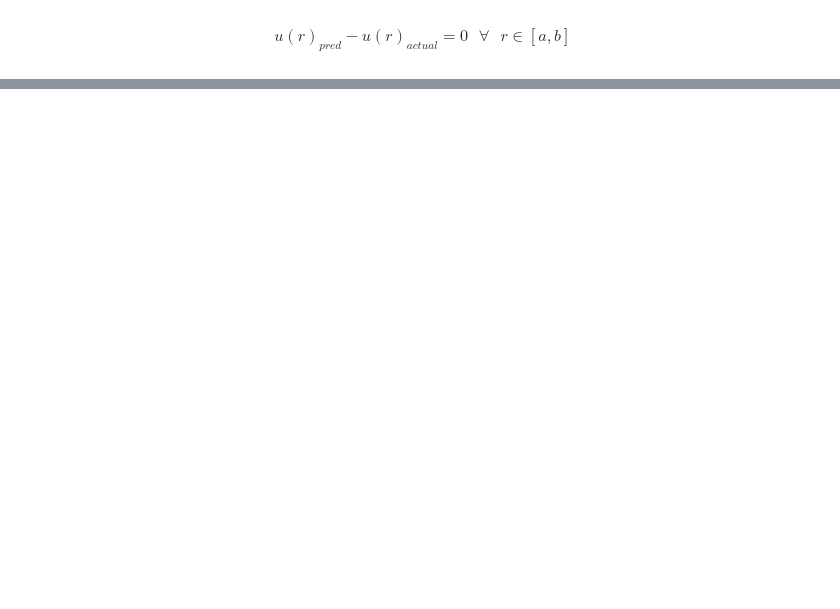
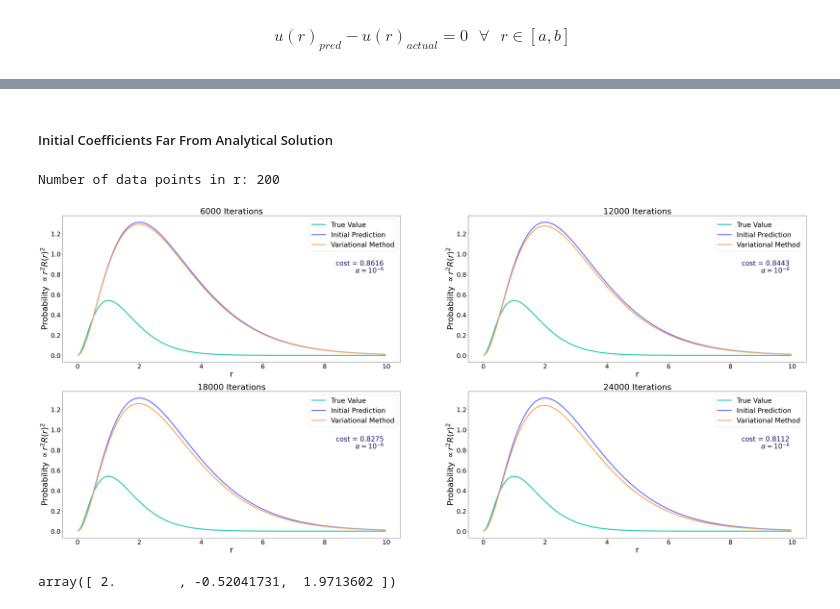
Before and after one commit to ahill187/numerical-methods-ppm, a Jupyter notebook: Hydrogen_Atom_Variational_Method.ipynb, the cells around one changed output, grey strips where cells are left out. Cells and saved outputs as stored; diff of their text form; code cells hidden in the pictures; blank space fills up the shorter version.

Commit message:
variational method update theta_0

```diff
--- a/Hydrogen_Atom_Variational_Method.ipynb
+++ b/Hydrogen_Atom_Variational_Method.ipynb
@@ -253,0 +268,5 @@ $$u(r)_{pred} - u(r)_{actual} = 0 \textrm{ } \forall \textrm{ } r \in [a, b]$$
+# %%
+coefficients = [2, 0.05, 1] # we must have coefficients[0] = 2
+u_initial = gdvm.get_R_vector(r_data, coefficients)
+u_pred = u_initial
+alpha = 10**(-6)
@@ -253,0 +306,55 @@ $$u(r)_{pred} - u(r)_{actual} = 0 \textrm{ } \forall \textrm{ } r \in [a, b]$$
+# %% [markdown]
+##### Initial Coefficients Far From Analytical Solution
+# %%
+r_data = np.arange(0.01, 10, 0.05)
+num_data_points = len(r_data)
+print(f"Number of data points in r: {num_data_points}")
+# %% [output]
+Number of data points in r: 200
+# %%
+hydrogen = hygrad.Hydrogen()
+u_actual = gdvm.get_R_vector(r_data, [2, 0, 1])
+max_cost = 0.005
+# %%
+coefficients = [2, -0.5, 2]
+u_initial = gdvm.get_R_vector(r_data, coefficients)
+u_pred = u_initial
+alpha = 10**(-6)
+# %%
+fig, axes = plt.subplots(2, 2, figsize=(55,24))
+
+max_iterations = 6000
+
+ind = 1
+for ax in axes.flat:
+
+    u_pred = u_initial
+    coefficients, cost = hygrad.gradient_descent(coefficients, alpha, max_cost, max_iterations, r_data, hydrogen, gdvm.get_R_vector,
+                                                 gdvm.get_T_vector, gdvm.cost_function_deriv, False)
+    u_pred = gdvm.get_R_vector(r_data, coefficients)
+
+    ax.plot(r_data, (u_actual)**2, label="True Value", color="#1cc9a2")
+    ax.plot(r_data, (u_initial)**2, label="Initial Prediction", color="#636EFA")
+    ax.plot(r_data, (u_pred)**2, label="Variational Method", color="#FFA15A")
+    ax.legend(loc="upper right")
+
+    ax.set_xlabel("r")
+    ax.set_ylabel(r"Probability $ \propto r^2 R(r)^2$")
+    ax.set_title(f"{max_iterations*ind} Iterations")
+    ax.text(0.95, 0.65, f'cost = {np.round(cost, 4)}',
+        verticalalignment='bottom', horizontalalignment='right',
+        transform=ax.transAxes,
+        color="#1B1464", fontsize=28)
+    ax.text(0.95, 0.6, r"$ \alpha = 10^{-6}$",
+    verticalalignment='bottom', horizontalalignment='right',
+    transform=ax.transAxes,
+    color="#1B1464", fontsize=28)
+    ind = ind + 1
+
+plt.savefig(f'variational_method_hydrogen_coefficients_far_no_theta_0.png', bbox_inches='tight')
+# %% [output]
+[figure, added]
+# %%
+coefficients
+# %% [output]
+array([ 2.        , -0.52041731,  1.9713602 ])
```
Also changed, not shown: parts of 5 cells of this notebook, 1 other file.
